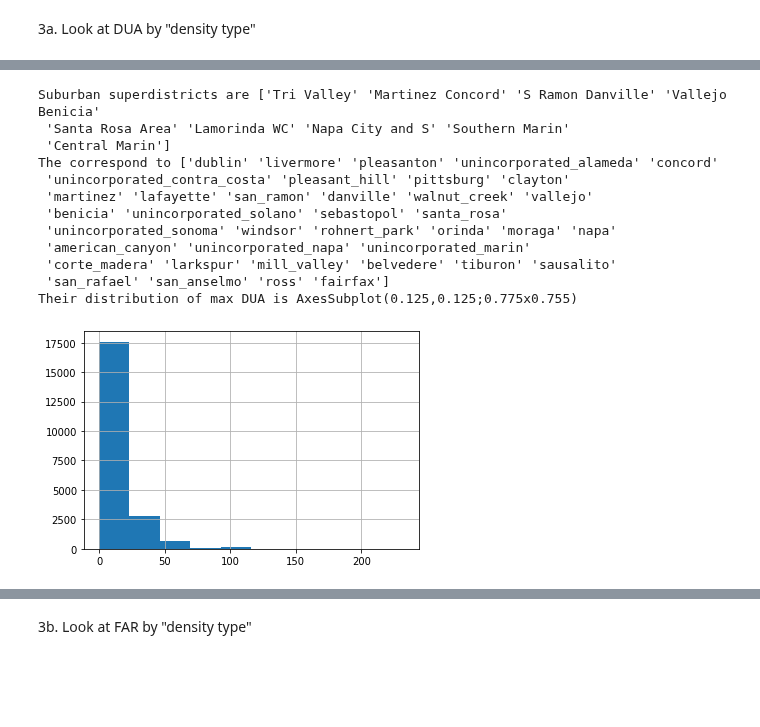
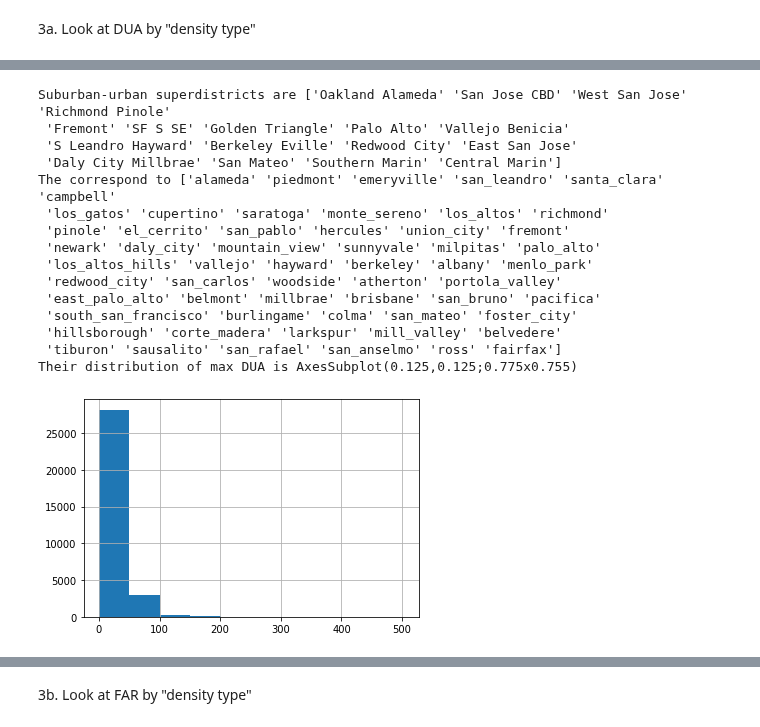
Before and after one commit to BayAreaMetro/bayarea_urbansim, a Jupyter notebook: scripts/zoning_qaqc.ipynb, the cells around one changed output, grey strips where cells are left out. Cells and saved outputs as stored; diff of their text form; code cells hidden in the pictures; blank space fills up the shorter version.

```diff
--- a/scripts/zoning_qaqc.ipynb
+++ b/scripts/zoning_qaqc.ipynb
@@ -18,6 +18,7 @@ juris = pd.read_csv("M:/urban_modeling/baus/juris_subregion.csv")
 # make the juris column formats match
 juris['jurisdiction'] = juris['jurisdiction'].str.lower().str.replace(' ','_').str.replace('.','')
 juris.loc[juris.jurisdiction.str.contains("county"), 'jurisdiction'] = 'unincorporated_' + juris['jurisdiction']
+juris['jurisdiction'] = juris['jurisdiction'].str.replace("_county", '')
 
 # parcel to TAZ crosswalk
 ptaz = pd.read_csv("M:/urban_modeling/baus/BAUS Inputs/basis_inputs/crosswalks/2020_08_17_parcel_to_taz1454sub.csv")
@@ -42,11 +43,11 @@ bz = bz.rename(columns={"subregion_x": "subregion_juris", "subregion_y": "subreg
 pz = pd.read_csv("M:/urban_modeling/baus/BAUS Inputs/basis_inputs/zoning/zoning_parcels_2024-04-30.csv")
 # latest parcel lookup file
 zl = pd.read_csv("M:/urban_modeling/baus/BAUS Inputs/basis_inputs/zoning/zoning_lookup_2024-04-30.csv")
-zl = zl.rename(columns={"name": "zoning_name"})
+zl = zl.rename(columns={"name": "zoning_name", "max_dua":"max_dua_zoning", "max_far": "max_far_zoning"})
 
 # merge the zoning lookup to buildings
 bz = bz.merge(pz[['PARCEL_ID', 'zoning_id']], left_on='parcel_id', right_on='PARCEL_ID', how='left')\
-.merge(zl[['id', 'zoning_name']], left_on='zoning_id', right_on='id', how='left')
+.merge(zl[['id', 'zoning_name', 'max_dua_zoning', 'max_far_zoning']], left_on='zoning_id', right_on='id', how='left')
 # %% [markdown]
 4. Look at the BAUS zoning for parcels as compared to their categorized "density type" and lookup the zoning input for any outliers
 
@@ -88,20 +146,23 @@ Zoning codes for those parcels are ['MU (BASIS)' 'CO (BASIS)' 'P-D (BASIS)' 'OUT
 # %%
-suburban = bz.loc[bz.subregion_sd == 3]
-print("Suburban superdistricts are {}".format(suburban.name.unique()))
-print("The correspond to {}".format(suburban.juris.unique()))
-print("Their distribution of max DUA is {}".format(suburban.max_dua.hist()))
+suburbanurban = bz.loc[bz.subregion_juris == 'Bayside']
+print("Suburban-urban superdistricts are {}".format(suburbanurban.name.unique()))
+print("The correspond to {}".format(suburbanurban.juris.unique()))
+print("Their distribution of max DUA is {}".format(suburbanurban.max_dua.hist()))
 # %% [output]
-Suburban superdistricts are ['Tri Valley' 'Martinez Concord' 'S Ramon Danville' 'Vallejo Benicia'
- 'Santa Rosa Area' 'Lamorinda WC' 'Napa City and S' 'Southern Marin'
- 'Central Marin']
-The correspond to ['dublin' 'livermore' 'pleasanton' 'unincorporated_alameda' 'concord'
- 'unincorporated_contra_costa' 'pleasant_hill' 'pittsburg' 'clayton'
- 'martinez' 'lafayette' 'san_ramon' 'danville' 'walnut_creek' 'vallejo'
- 'benicia' 'unincorporated_solano' 'sebastopol' 'santa_rosa'
- 'unincorporated_sonoma' 'windsor' 'rohnert_park' 'orinda' 'moraga' 'napa'
- 'american_canyon' 'unincorporated_napa' 'unincorporated_marin'
- 'corte_madera' 'larkspur' 'mill_valley' 'belvedere' 'tiburon' 'sausalito'
- 'san_rafael' 'san_anselmo' 'ross' 'fairfax']
+Suburban-urban superdistricts are ['Oakland Alameda' 'San Jose CBD' 'West San Jose' 'Richmond Pinole'
+ 'Fremont' 'SF S SE' 'Golden Triangle' 'Palo Alto' 'Vallejo Benicia'
+ 'S Leandro Hayward' 'Berkeley Eville' 'Redwood City' 'East San Jose'
+ 'Daly City Millbrae' 'San Mateo' 'Southern Marin' 'Central Marin']
+The correspond to ['alameda' 'piedmont' 'emeryville' 'san_leandro' 'santa_clara' 'campbell'
+ 'los_gatos' 'cupertino' 'saratoga' 'monte_sereno' 'los_altos' 'richmond'
+ 'pinole' 'el_cerrito' 'san_pablo' 'hercules' 'union_city' 'fremont'
+ 'newark' 'daly_city' 'mountain_view' 'sunnyvale' 'milpitas' 'palo_alto'
+ 'los_altos_hills' 'vallejo' 'hayward' 'berkeley' 'albany' 'menlo_park'
+ 'redwood_city' 'san_carlos' 'woodside' 'atherton' 'portola_valley'
+ 'east_palo_alto' 'belmont' 'millbrae' 'brisbane' 'san_bruno' 'pacifica'
+ 'south_san_francisco' 'burlingame' 'colma' 'san_mateo' 'foster_city'
+ 'hillsborough' 'corte_madera' 'larkspur' 'mill_valley' 'belvedere'
+ 'tiburon' 'sausalito' 'san_rafael' 'san_anselmo' 'ross' 'fairfax']
 Their distribution of max DUA is AxesSubplot(0.125,0.125;0.775x0.755)
-[figure, old version]
+[figure, new version]
 # %%
```
Also changed, not shown: parts of 13 cells of this notebook.
